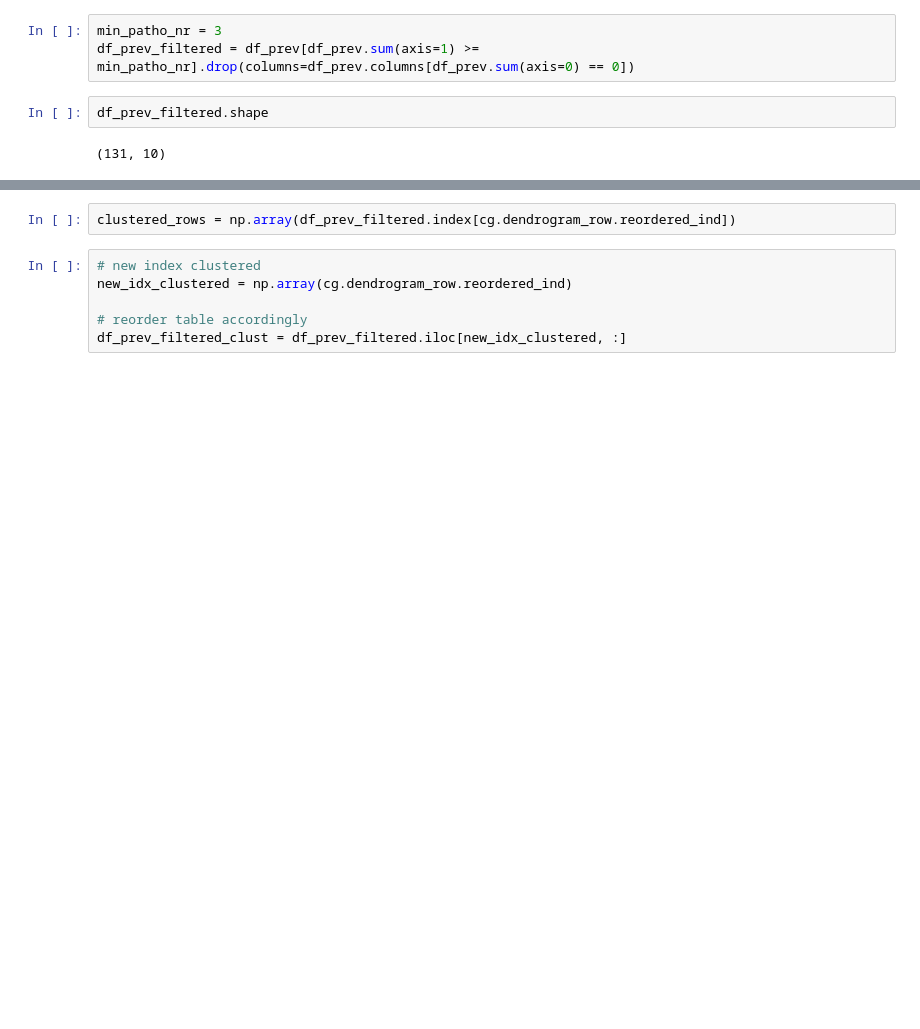
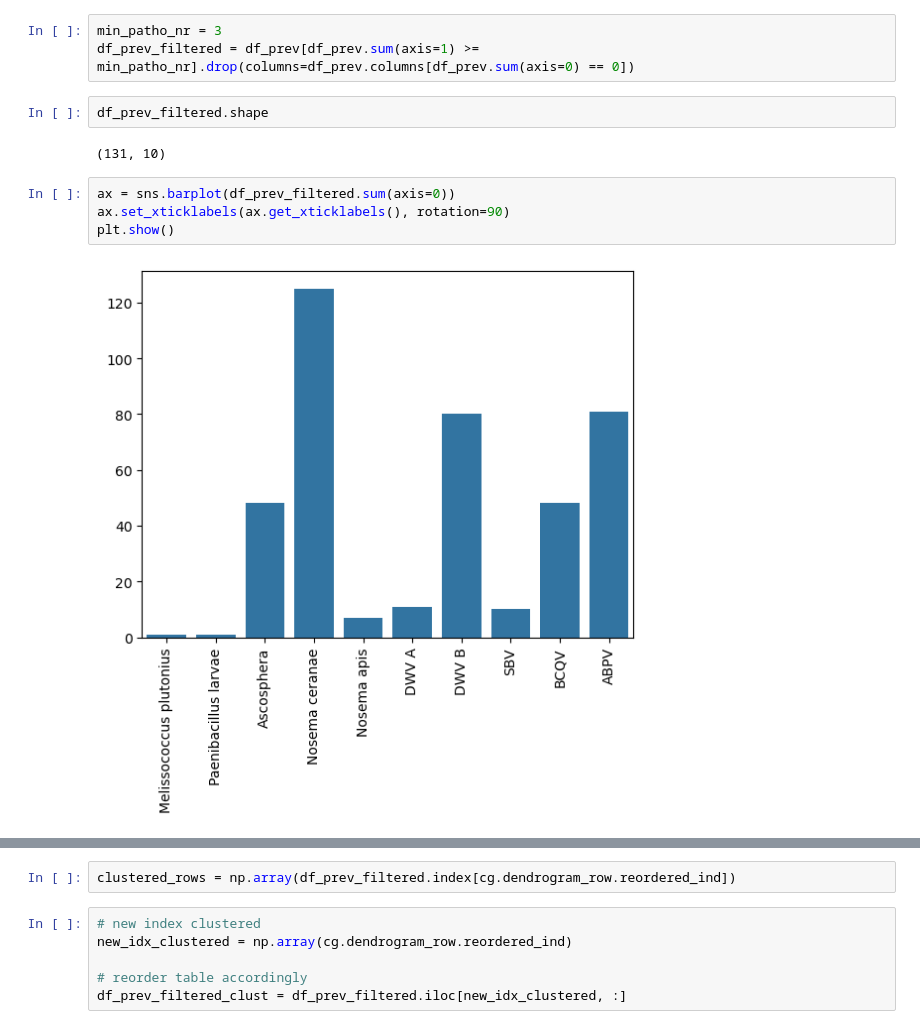
Before and after one commit to victorrossier/plan-b-omics, a Jupyter notebook: notebooks/agripol.ipynb, the cells around one changed output, grey strips where cells are left out. Saved outputs shown, nothing was run; the diff lists cells and outputs as text; blank space fills up the shorter version.

```diff
--- a/notebooks/agripol.ipynb
+++ b/notebooks/agripol.ipynb
@@ -297,5 +334,11 @@ df_prev_filtered = df_prev[df_prev.sum(axis=1) >= min_patho_nr].drop(columns=df_
 df_prev_filtered.shape
 # %% [output]
 (131, 10)
+# %%
+ax = sns.barplot(df_prev_filtered.sum(axis=0))
+ax.set_xticklabels(ax.get_xticklabels(), rotation=90)
+plt.show()
+# %% [output]
+[figure, added]
 # %%
 cg = sns.clustermap(df_prev_filtered, metric='jaccard', col_cluster=True)
```
Also changed, not shown: parts of 53 cells of this notebook, 1 other file.
